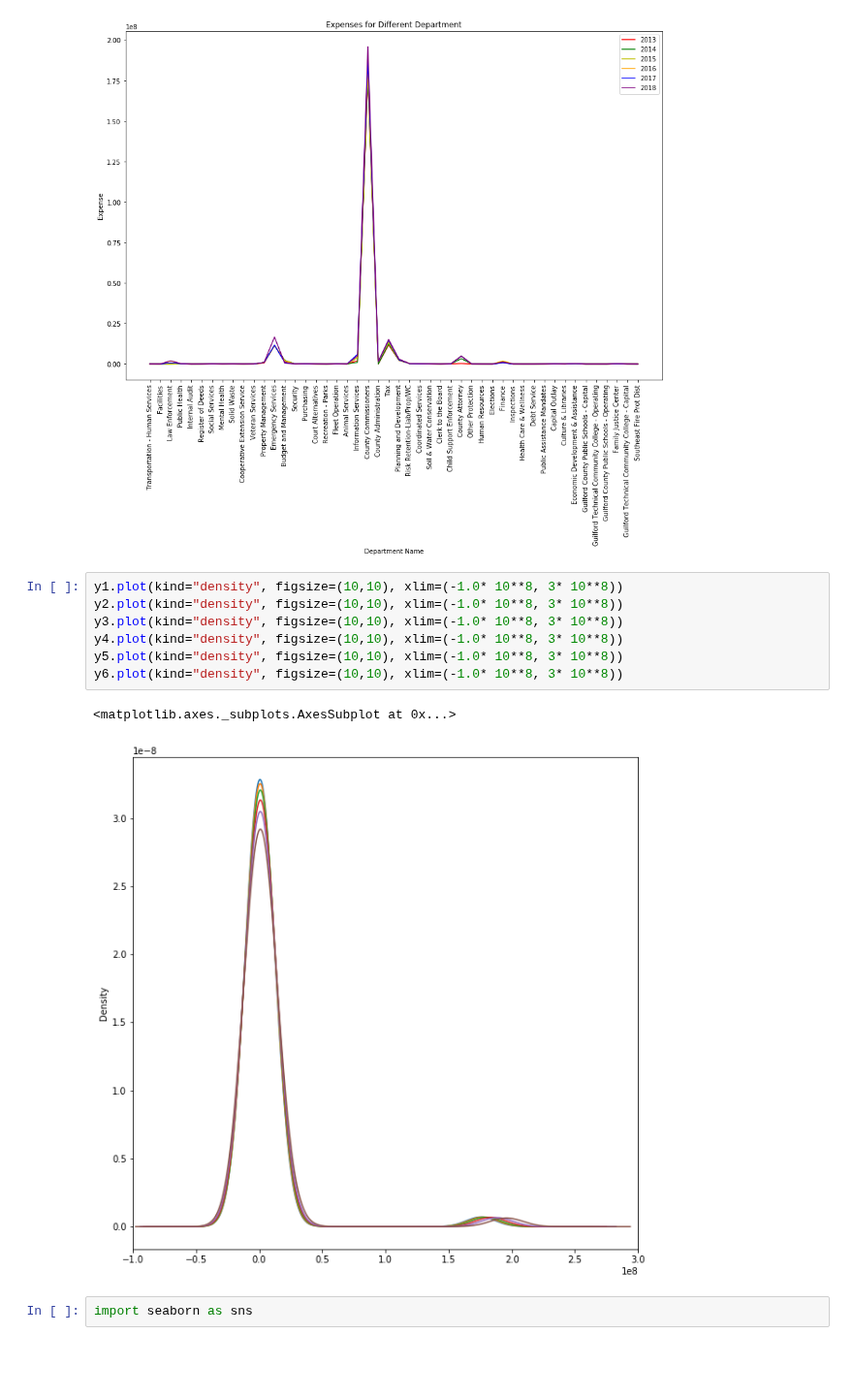
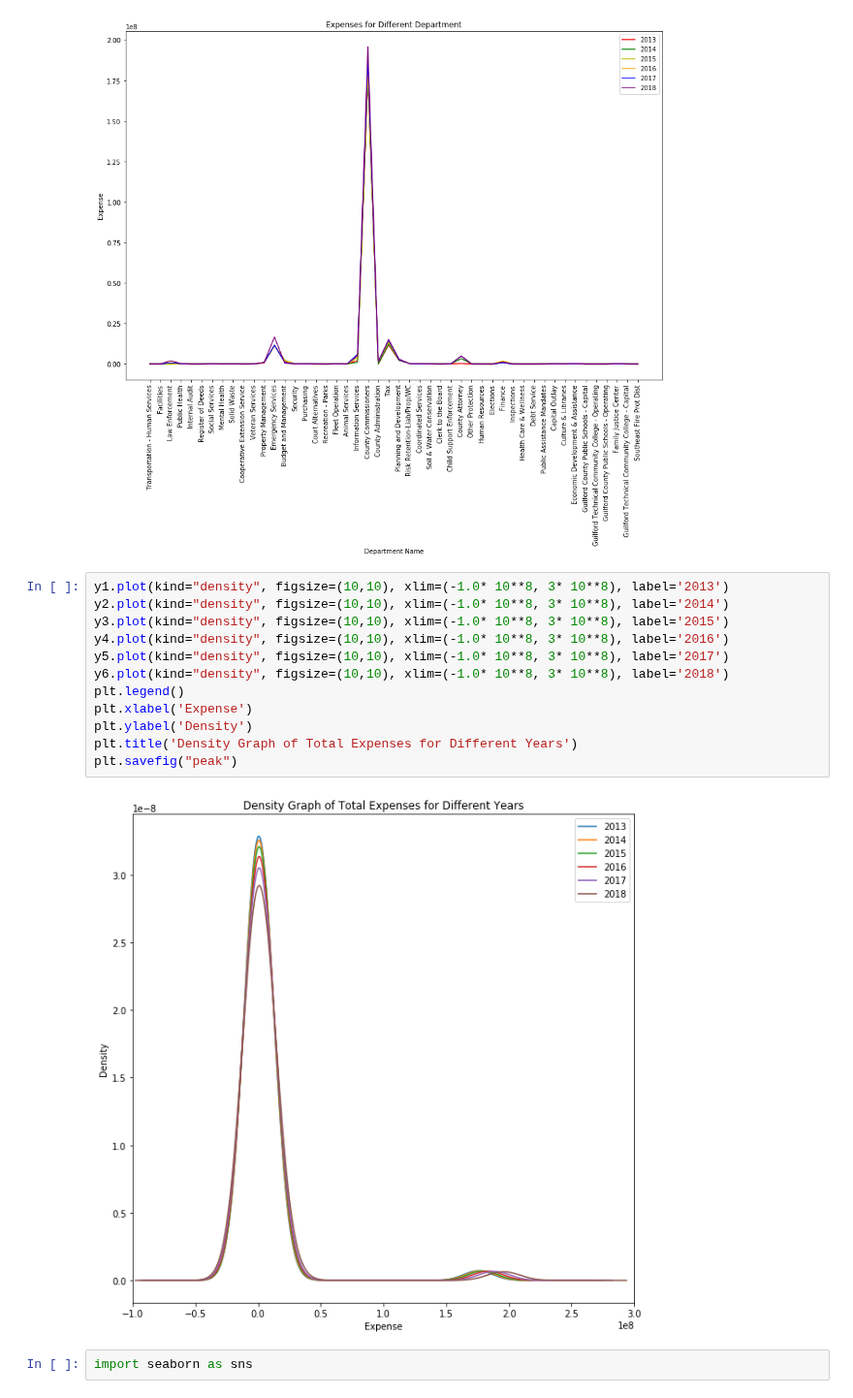
Before and after one commit to UNCG-CSE/Guilford_Financial, a Jupyter notebook: src/Trends.ipynb, the cells around one changed output. Shown at 97% size. Cells and saved outputs as stored; diff of their text form; blank space fills up the shorter version.

```diff
--- a/src/Trends.ipynb
+++ b/src/Trends.ipynb
@@ -62,15 +62,19 @@ plt.legend()
 <matplotlib.legend.Legend at 0x...>
 [figure]
 # %%
-y1.plot(kind="density", figsize=(10,10), xlim=(-1.0* 10**8, 3* 10**8))
-y2.plot(kind="density", figsize=(10,10), xlim=(-1.0* 10**8, 3* 10**8))
-y3.plot(kind="density", figsize=(10,10), xlim=(-1.0* 10**8, 3* 10**8))
-y4.plot(kind="density", figsize=(10,10), xlim=(-1.0* 10**8, 3* 10**8))
-y5.plot(kind="density", figsize=(10,10), xlim=(-1.0* 10**8, 3* 10**8))
-y6.plot(kind="density", figsize=(10,10), xlim=(-1.0* 10**8, 3* 10**8))
+y1.plot(kind="density", figsize=(10,10), xlim=(-1.0* 10**8, 3* 10**8), label='2013')
+y2.plot(kind="density", figsize=(10,10), xlim=(-1.0* 10**8, 3* 10**8), label='2014')
+y3.plot(kind="density", figsize=(10,10), xlim=(-1.0* 10**8, 3* 10**8), label='2015')
+y4.plot(kind="density", figsize=(10,10), xlim=(-1.0* 10**8, 3* 10**8), label='2016')
+y5.plot(kind="density", figsize=(10,10), xlim=(-1.0* 10**8, 3* 10**8), label='2017')
+y6.plot(kind="density", figsize=(10,10), xlim=(-1.0* 10**8, 3* 10**8), label='2018')
+plt.legend()
+plt.xlabel('Expense')
+plt.ylabel('Density')
+plt.title('Density Graph of Total Expenses for Different Years')
+plt.savefig("peak")
 # %% [output]
-<matplotlib.axes._subplots.AxesSubplot at 0x...>
-[figure, old version]
+[figure, new version]
 # %%
 import seaborn as sns
 # %%
```
Also changed, not shown: parts of 1 cell of this notebook, 3 other files.
